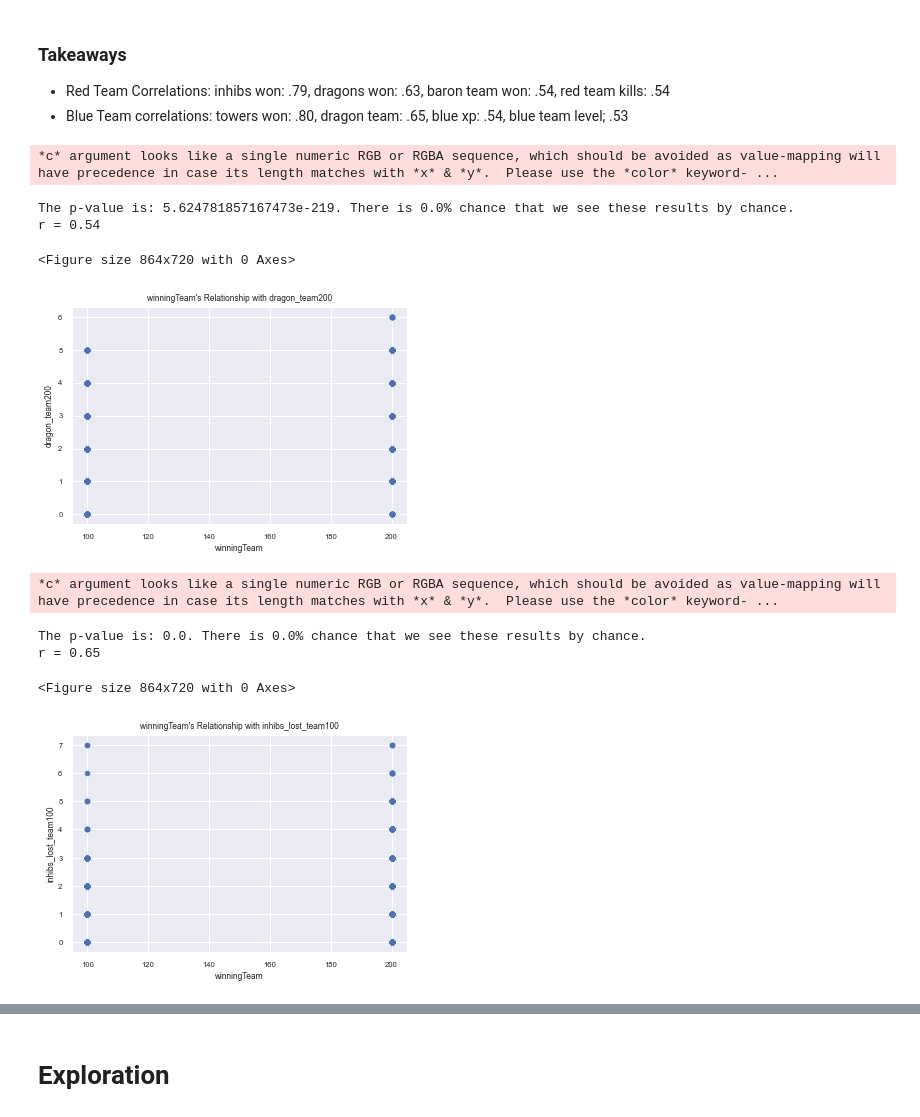
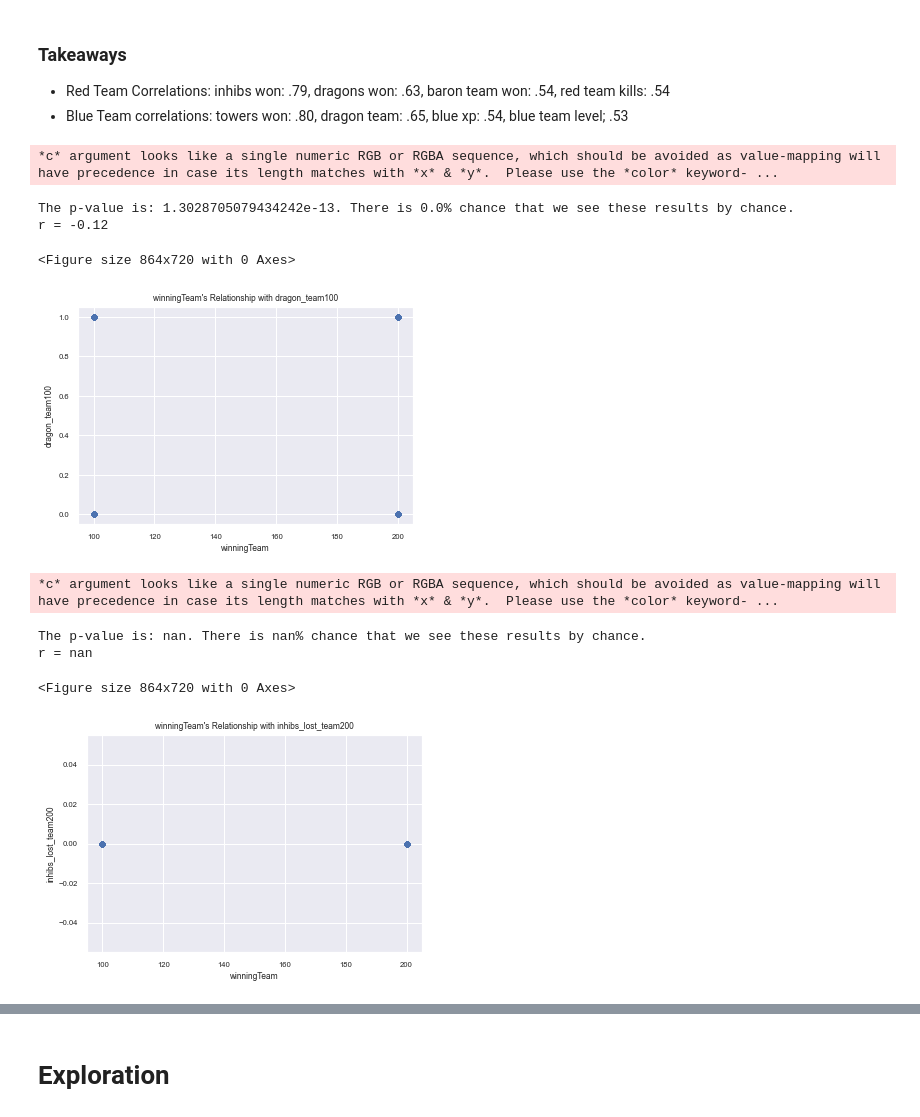
Before and after one commit to codeup-germain/Esports-Analysis, a Jupyter notebook: chris/chris_exploration.ipynb, the cells around one changed output, grey strips where cells are left out. Drawn from its saved outputs; the diff is of its cells as text; code cells hidden in the pictures.

```diff
--- a/chris/chris_exploration.ipynb
+++ b/chris/chris_exploration.ipynb
@@ -181,2 +179,4 @@ Series([], dtype: int64)
+# %%
+df = df.drop(columns=['Unnamed: 0'])
 # %%
-df.isnull().sum()
+df = prepare.clean(df)
@@ -201,7 +188,5 @@ def split(df):
     train, test = train_test_split(df, test_size = 0.2, random_state = 123)
 
     return train, test
-# %%
-df = split(df)
 # %%
-train.shape,test.shape
+train, test = split(df)
@@ -333,25 +316,25 @@ cols = ['BlueTeamAssists','BlueTeamMagicDamageDoneToChampions','winningTeam','Bl
 # correlation
 sns.set(font_scale=.7)
 plt.figure(figsize=(12,10))
-correlation_exploration(train, 'winningTeam','dragon_team200')
+correlation_exploration(train, 'winningTeam','dragon_team100')
 # Looks like magice damage done by blue team to champions decreases after 2 inhibitor lost by red team
 # %% [output]
 *c* argument looks like a single numeric RGB or RGBA sequence, which should be avoided as value-mapping will have precedence in case its length matches with *x* & *y*.  Please use the *color* keyword- ...
-The p-value is: 5.624781857167473e-219. There is 0.0% chance that we see these results by chance.
-r = 0.54
+The p-value is: 1.3028705079434242e-13. There is 0.0% chance that we see these results by chance.
+r = -0.12
 <Figure size 864x720 with 0 Axes>
-[figure, old version]
+[figure, new version]
 # %%
 # correlation
 sns.set(font_scale=.7)
 plt.figure(figsize=(12,10))
-correlation_exploration(train, 'winningTeam','inhibs_lost_team100')
+correlation_exploration(train, 'winningTeam','inhibs_lost_team200')
 # %% [output]
 *c* argument looks like a single numeric RGB or RGBA sequence, which should be avoided as value-mapping will have precedence in case its length matches with *x* & *y*.  Please use the *color* keyword- ...
-The p-value is: 0.0. There is 0.0% chance that we see these results by chance.
-r = 0.65
+The p-value is: nan. There is nan% chance that we see these results by chance.
+r = nan
 <Figure size 864x720 with 0 Axes>
-[figure, old version]
+[figure, new version]
 # %%
 # correlation
 sns.set(font_scale=.7)
```
Also changed, not shown: parts of 46 cells of this notebook, 5 other files.
